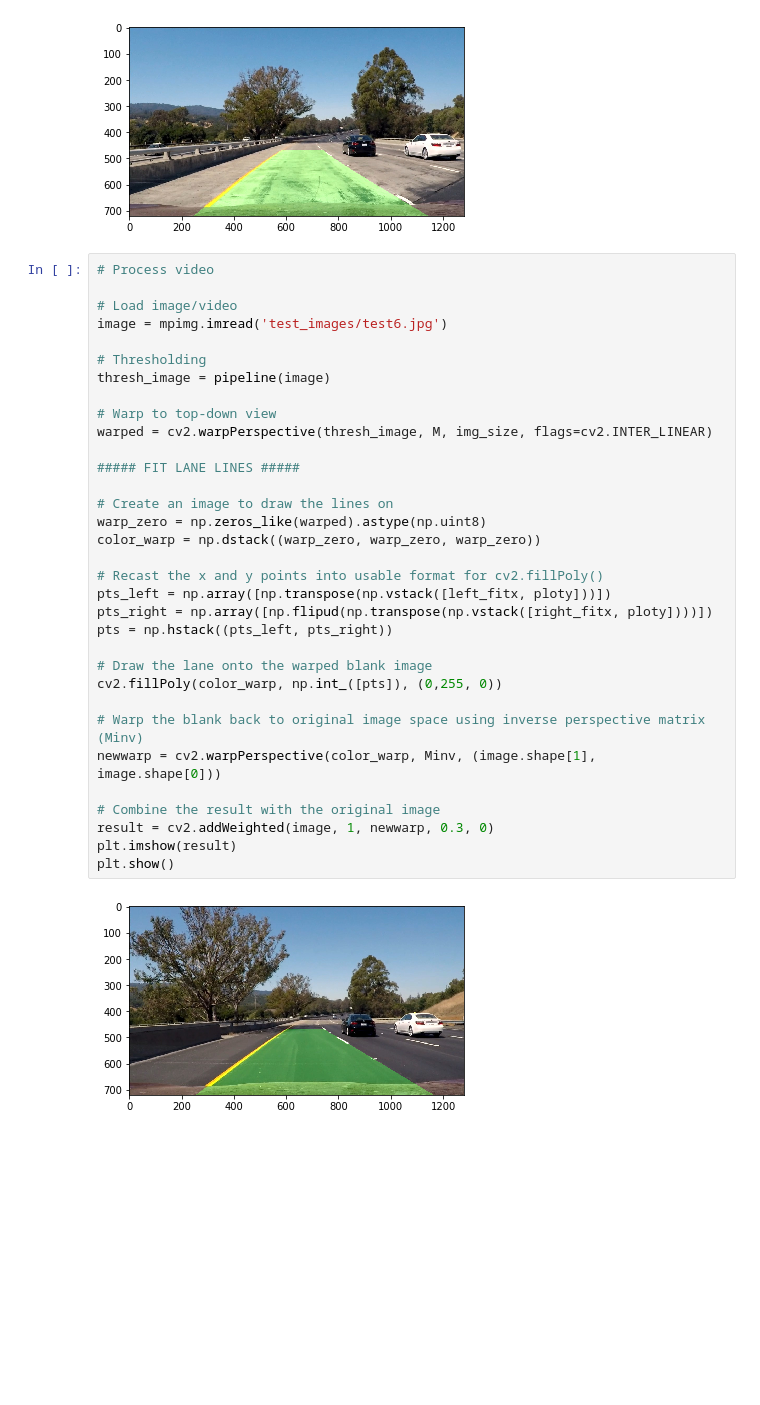
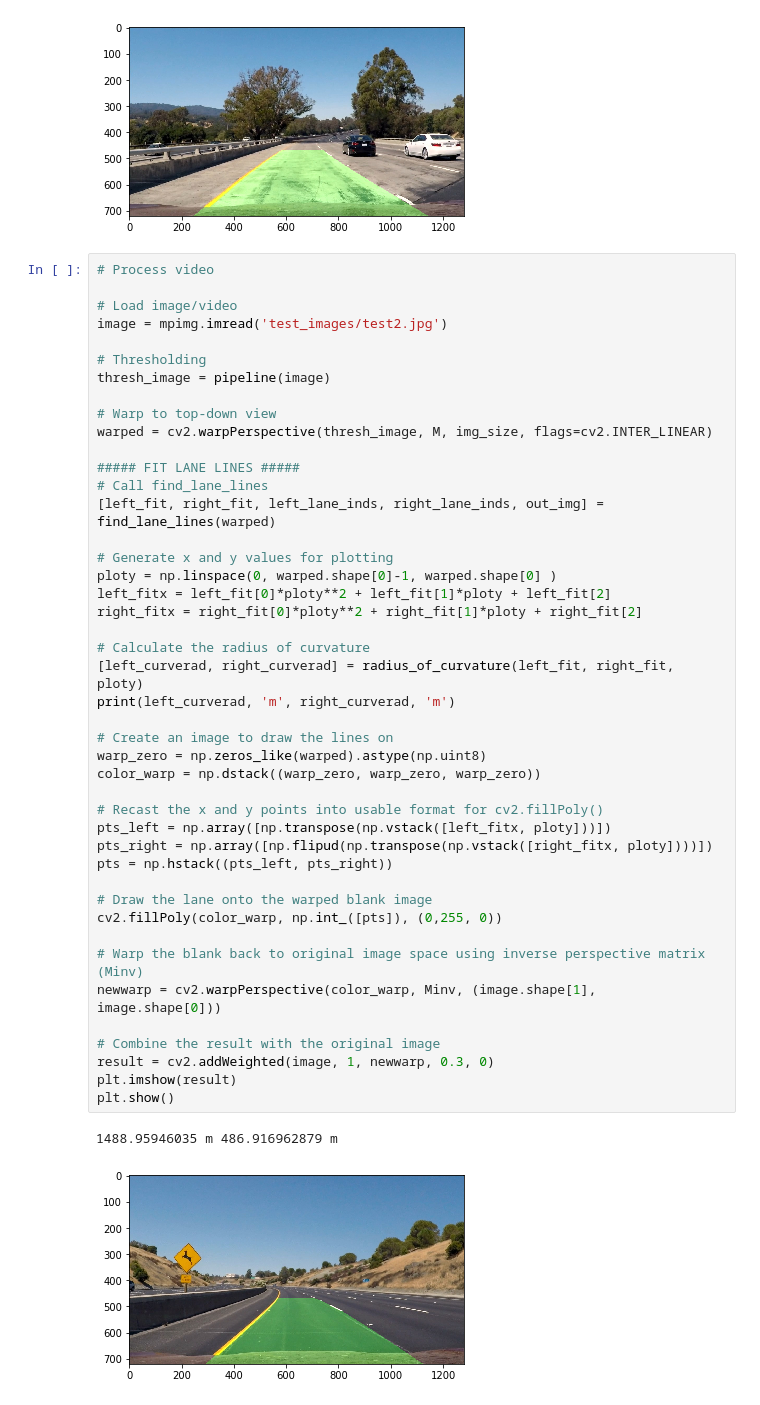
Before and after one commit to ronsos/CarND-AdvLaneLines-Proj4, a Jupyter notebook: lane_finding.ipynb, the cells around one changed output. Cells and saved outputs as stored; diff of their text form; blank space fills up the shorter version.

Commit message:
Converted lane line finding to functions.

```diff
--- a/lane_finding.ipynb
+++ b/lane_finding.ipynb
@@ -385,34 +307,46 @@ plt.show()
 # Process video
 
 # Load image/video
-image = mpimg.imread('test_images/test6.jpg')
+image = mpimg.imread('test_images/test2.jpg')
 
 # Thresholding
 thresh_image = pipeline(image)
 
 # Warp to top-down view
 warped = cv2.warpPerspective(thresh_image, M, img_size, flags=cv2.INTER_LINEAR)
 
 ##### FIT LANE LINES #####
+# Call find_lane_lines
+[left_fit, right_fit, left_lane_inds, right_lane_inds, out_img] = find_lane_lines(warped)
+
+# Generate x and y values for plotting
+ploty = np.linspace(0, warped.shape[0]-1, warped.shape[0] )
+left_fitx = left_fit[0]*ploty**2 + left_fit[1]*ploty + left_fit[2]
+right_fitx = right_fit[0]*ploty**2 + right_fit[1]*ploty + right_fit[2]
+
+# Calculate the radius of curvature
+[left_curverad, right_curverad] = radius_of_curvature(left_fit, right_fit, ploty)
+print(left_curverad, 'm', right_curverad, 'm')
 
 # Create an image to draw the lines on
 warp_zero = np.zeros_like(warped).astype(np.uint8)
 color_warp = np.dstack((warp_zero, warp_zero, warp_zero))
 
 # Recast the x and y points into usable format for cv2.fillPoly()
 pts_left = np.array([np.transpose(np.vstack([left_fitx, ploty]))])
 pts_right = np.array([np.flipud(np.transpose(np.vstack([right_fitx, ploty])))])
 pts = np.hstack((pts_left, pts_right))
 
 # Draw the lane onto the warped blank image
 cv2.fillPoly(color_warp, np.int_([pts]), (0,255, 0))
 
 # Warp the blank back to original image space using inverse perspective matrix (Minv)
 newwarp = cv2.warpPerspective(color_warp, Minv, (image.shape[1], image.shape[0]))
 
 # Combine the result with the original image
 result = cv2.addWeighted(image, 1, newwarp, 0.3, 0)
 plt.imshow(result)
 plt.show()
 # %% [output]
+1488.95946035 m 486.916962879 m
-[figure, old version]
+[figure, new version]
```
Also changed, not shown: parts of 2 cells of this notebook.
